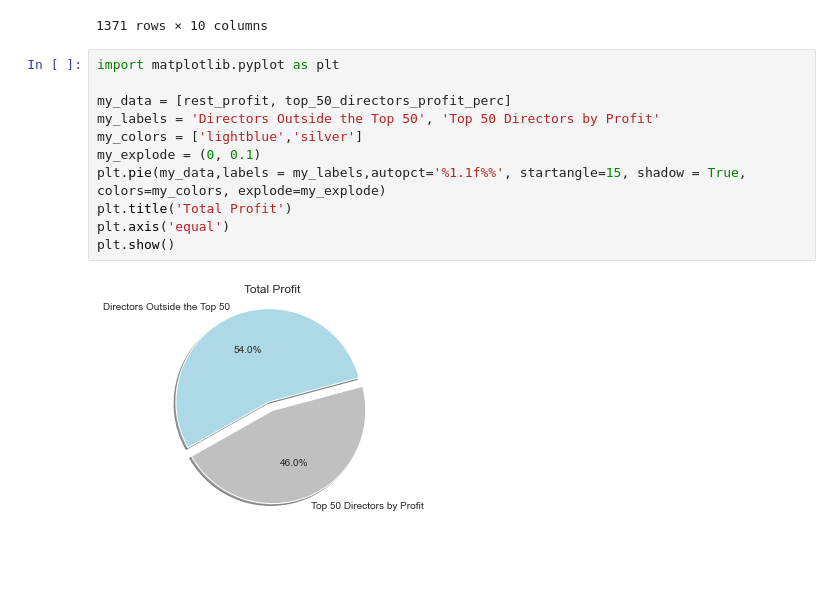
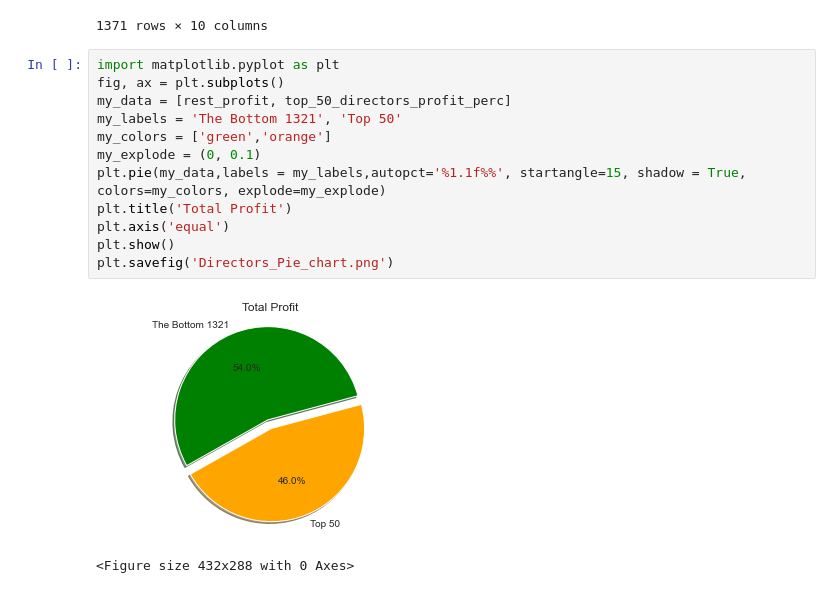
Before and after one commit to Jyve00/Microsoft_Movie_Project, a Jupyter notebook: Movie_Project_Draft.ipynb, the cells around one changed output. Cells and saved outputs as stored; diff of their text form; blank space fills up the shorter version.

```diff
--- a/Movie_Project_Draft.ipynb
+++ b/Movie_Project_Draft.ipynb
@@ -796,14 +782,16 @@ unique_titles_df
 1371 rows × 10 columns
 # %%
 import matplotlib.pyplot as plt
-
+fig, ax = plt.subplots()
 my_data = [rest_profit, top_50_directors_profit_perc]
-my_labels = 'Directors Outside the Top 50', 'Top 50 Directors by Profit'
-my_colors = ['lightblue','silver']
+my_labels = 'The Bottom 1321', 'Top 50'
+my_colors = ['green','orange']
 my_explode = (0, 0.1)
 plt.pie(my_data,labels = my_labels,autopct='%1.1f%%', startangle=15, shadow = True, colors=my_colors, explode=my_explode)
 plt.title('Total Profit')
 plt.axis('equal')
 plt.show()
+plt.savefig('Directors_Pie_chart.png')
 # %% [output]
-[figure, old version]
+[figure, new version]
+<Figure size 432x288 with 0 Axes>
```
Also changed, not shown: parts of 7 cells of this notebook.
